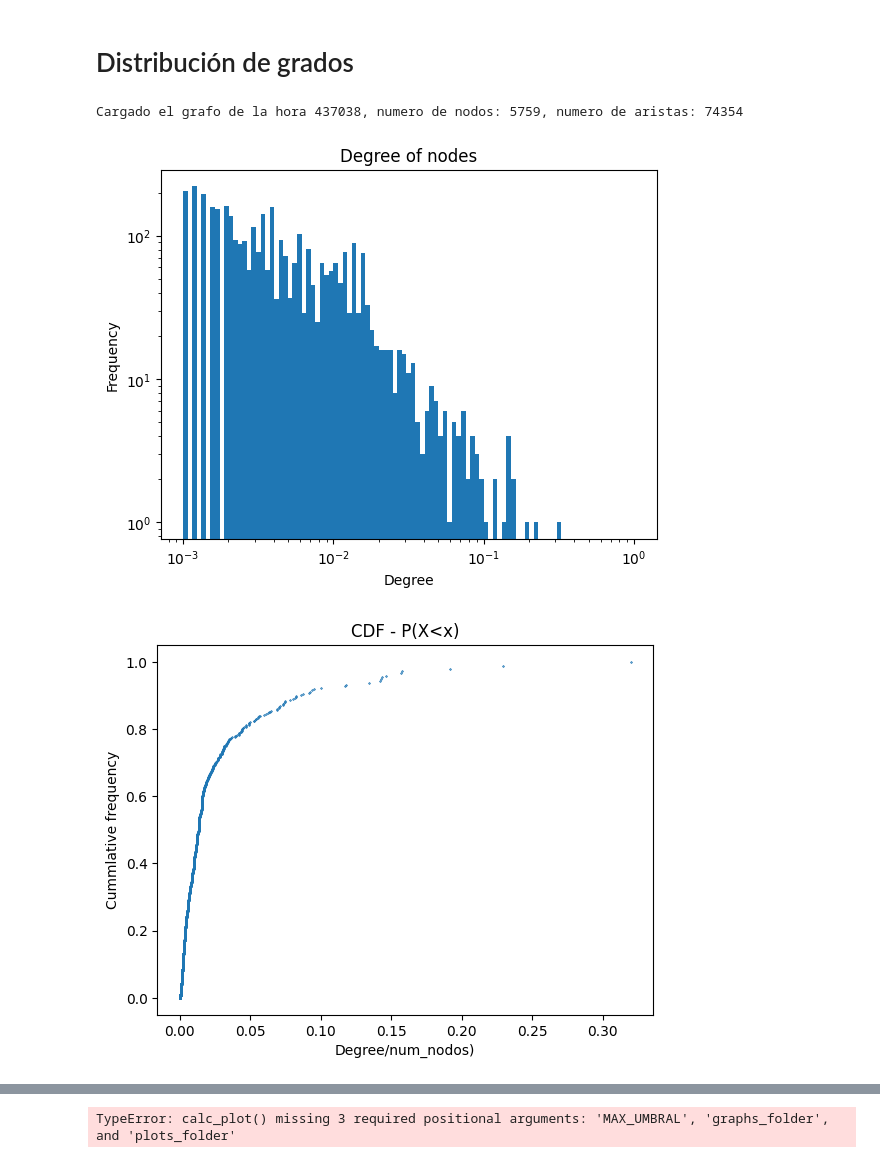
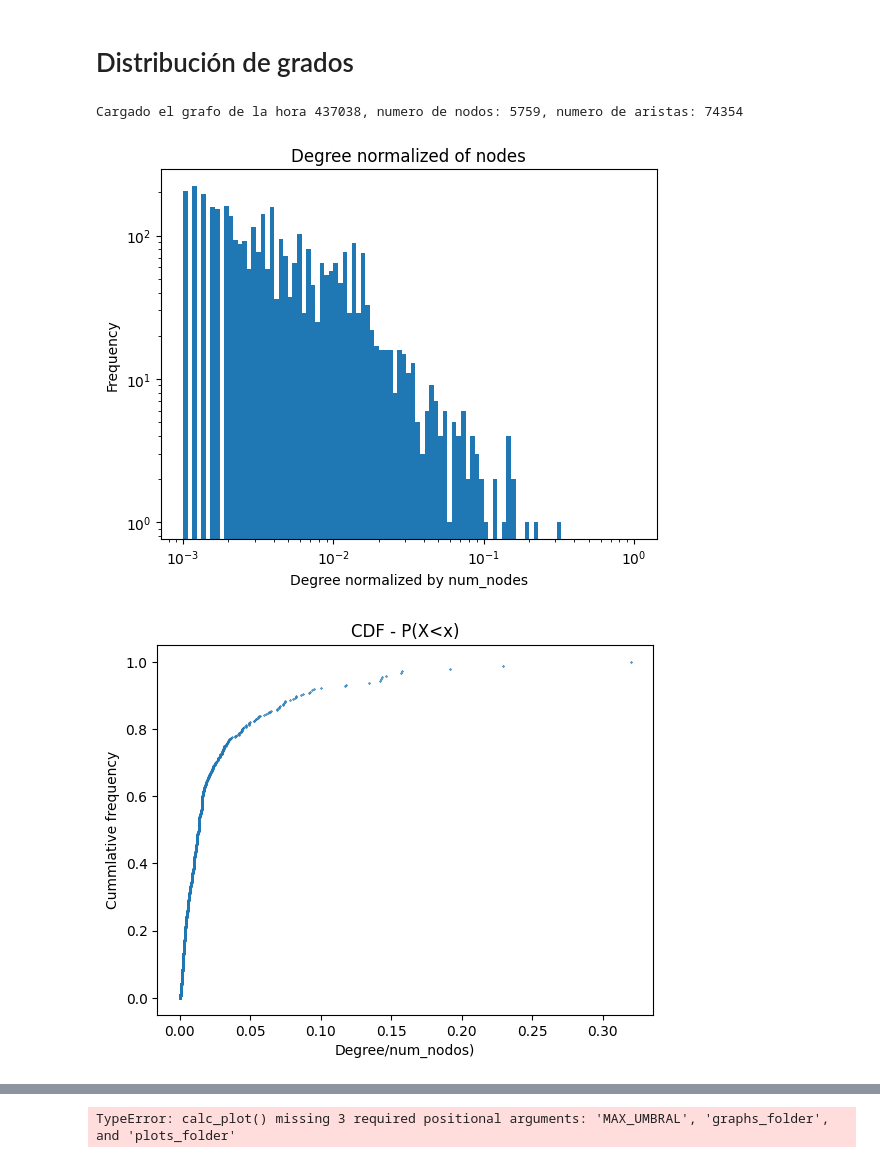
Before and after one commit to Manusua/Social_Manifestations_Fractal, a Jupyter notebook: self_similarity.ipynb, the cells around one changed output, grey strips where cells are left out. Saved outputs shown, nothing was run; the diff lists cells and outputs as text; code cells hidden in the pictures.

Commit message:
plots 2a y 2e

```diff
--- a/self_similarity.ipynb
+++ b/self_similarity.ipynb
@@ -293,7 +274,7 @@ def calc_plot_degree_distribution(name_graph, graphs_folder, plots_folder):
 
     # Normalizamos entre el número total de nodos
     points = np.sort(np.array(list(dict(G.degree()).values())).astype(float)/float(G.number_of_nodes()))
-    plot_histogram(points, "Degree", "Frequency", "Degree of nodes", plots_folder + "hist_" + name_graph + ".png", bin_log=True)
+    plot_histogram(points, "Degree normalized by num_nodes", "Frequency", "Degree normalized of nodes", plots_folder + "hist_" + name_graph + ".png", bin_log=True)
 
     cum_freq = np.cumsum(points)
     cdf = cum_freq/cum_freq[-1]
@@ -304,19 +285,19 @@ def calc_plot_degree_distribution(name_graph, graphs_folder, plots_folder):
 # %%
 MODE = "hashtag"
 
-#MANIFESTACION = "nat"
-#hora = "429624"
+MANIFESTACION = "nat"
+hora = "429624"
 
 MANIFESTACION = "9n"
 hora = "437038"
 
 
 graphs_folder, plots_folder = get_paths(MODE, MANIFESTACION, metric="degree")
 
 calc_plot_degree_distribution(hora, graphs_folder, plots_folder)
 # %% [output]
 Cargado el grafo de la hora 437038, numero de nodos: 5759, numero de aristas: 74354
-[figure, old version]
+[figure, new version]
 [figure]
 [figure]
 # %%
```
Also changed, not shown: parts of 6 cells of this notebook.
